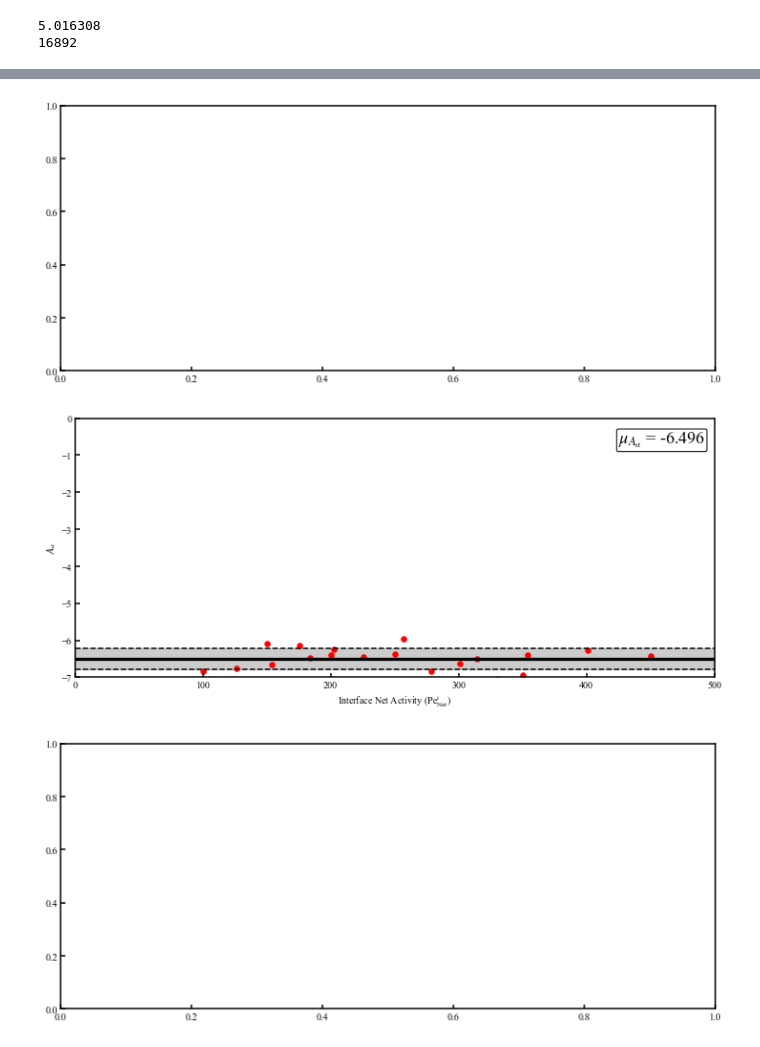
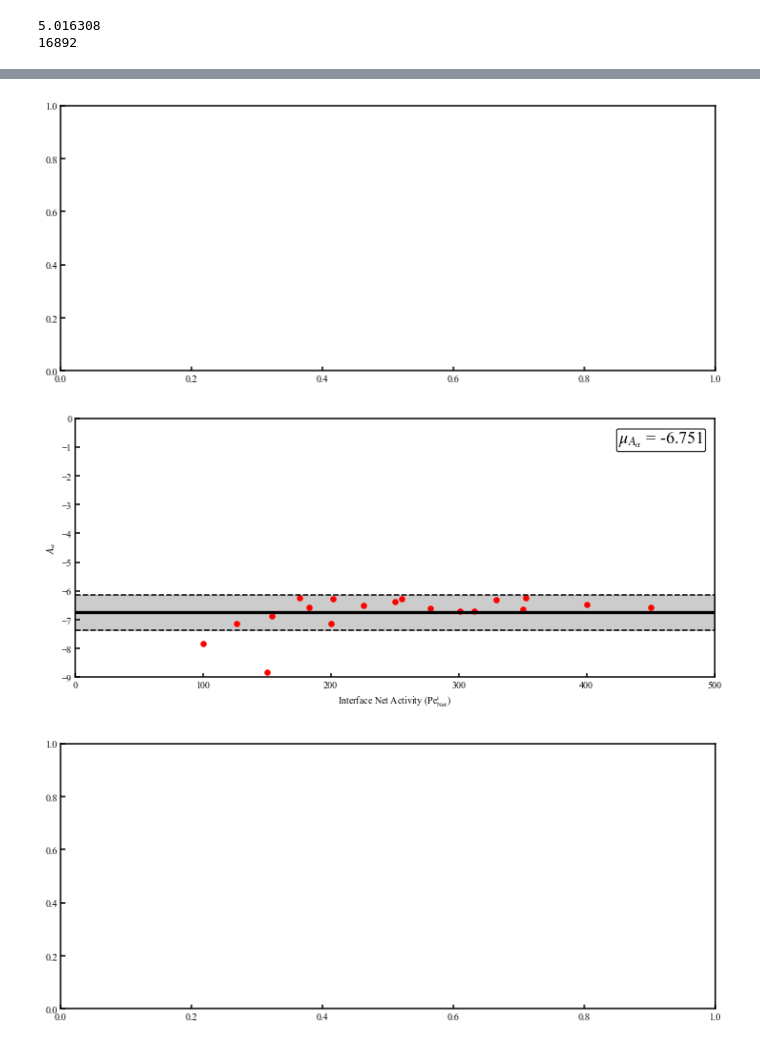
Before and after one commit to njlauersdorf/ABPs, a Jupyter notebook: ABPs/post_proc/Jupyter/Radial_Fit_Final.ipynb, the cells around one changed output, grey strips where cells are left out. Saved outputs shown, nothing was run; the diff lists cells and outputs as text; code cells hidden in the pictures.

```diff
--- a/ABPs/post_proc/Jupyter/Radial_Fit_Final.ipynb
+++ b/ABPs/post_proc/Jupyter/Radial_Fit_Final.ipynb
@@ -1013,7 +1013,7 @@ for i in range(0, len(all_dens)):
                                                                 phig_theory = ((3 * np.pi**2 * 4.5) / 4) * (latNet_int * peNet_int)**(-1)
 
                                                                 def Gauss4(x, A, B):
-                                                                    y = (phid_theory-phig_theory)/(1+np.exp(-A*(x-B)))+phig_theory
+                                                                    y = (phid_theory-phig_theory)/(1+np.exp(A*(x-B)))+phig_theory
                                                                     return y
 
                                                                 rad_max = np.where(num_dens_arr_temp!=0)[0]
@@ -1052,7 +1052,7 @@ for i in range(0, len(all_dens)):
 
                                     slowTheory = '#081d58'
                                     fastTheory = '#e31a1c'
-
+                                    '''
                                     fig, ax1 = plt.subplots(figsize=(12,5))
                                     plot_max = np.mean(A_arr)+1
 
@@ -1149,6 +1149,7 @@ for i in range(0, len(all_dens)):
                                     plt.tight_layout()
                                     plt.savefig('/Volumes/External/dens_fit_time2/random_fit_b_pa' + str(int(params['peA'][i])) + '_pb'+str(int(params['peB'][i])), dpi=100)
                                     plt.close()
+                                    '''
 
                                     pe_int_mean = np.append(pe_int_mean, np.mean((int_nA_arr/int_n_arr) * float(params['peA'][i]) + (int_nB_arr/int_n_arr) * float(params['peB'][i])))
                                     A_mean = np.append(A_mean, np.mean(A_arr))
@@ -1190,7 +1188,7 @@ start
 fast = np.where((interpart_type==0) & (interpart_peA >50))[0]
 rand = np.where((interpart_type==1) & (interpart_peA >50))[0]
 slow = np.where((interpart_type==2) & (interpart_peB >50))[0]
-
+fsize=10
 fast_leg=[]
 mkSz = [0.8, 0.8]
 msz=10
@@ -1237,7 +1235,7 @@ plt.text(0.85, 0.9, s=r'$\mu_{A_\alpha}$' + ' = ' + '{:.3f}'.format(np.mean(A_me
                 fontsize=18, transform = ax1.transAxes,
                 bbox=dict(facecolor=(1,1,1,0.75), edgecolor=(0,0,0,1), boxstyle='round, pad=0.1'))
 ax1.set_xlim([0, 500])
-ax1.set_ylim([-7.0, 0.0])
+ax1.set_ylim([-9.0, 0.0])
 ax1.set_ylabel(r'$A_\alpha$')
 ax1.set_xlabel(r'Interface Net Activity ($\mathrm{Pe}_\mathrm{Net}^\mathrm{i})$')
 
@@ -1257,32 +1255,32 @@ x_arr = np.array([0, 500])
 y_arr_min = y_arr - std_beta
 y_arr_max = y_arr + std_beta
 
 ax1.plot(x_arr, y_arr, linewidth = 1.8*1.8, color='black')
 ax1.plot(x_arr, y_arr_min, linewidth = 1.5, color='black', linestyle='--')
 ax1.plot(x_arr, y_arr_max, linewidth = 1.5, color='black', linestyle='--')
 
 ax1.fill_between(x_arr, y_arr_min, y_arr_max, color='black', alpha=0.2)
 ax1.scatter(pe_int_mean[nonzero], B_mean[nonzero], color='red', s=30.0)
 
 plt.text(0.85, 0.9, s=r'$\mu_{A_\alpha}$' + ' = ' + '{:.3f}'.format(np.mean(B_mean[nonzero])),
                 fontsize=18, transform = ax1.transAxes,
                 bbox=dict(facecolor=(1,1,1,0.75), edgecolor=(0,0,0,1), boxstyle='round, pad=0.1'))
 ax1.set_xlim([0, 500])
 ax1.set_ylim([0.0,5.0])
 ax1.set_ylabel(r'$A_\alpha$')
 ax1.set_xlabel(r'Interface Net Activity ($\mathrm{Pe}_\mathrm{Net}^\mathrm{i})$')
 
 plt.show()
 
 
 
 plt.scatter(peA_arr * 0.5 + peB_arr * 0.5, A_mean, color='red')
 
 plt.show()
 
 plt.scatter(peA_arr * 0.5 + peB_arr * 0.5, B_mean, color='blue')
 plt.show()
 # %% [output]
 [figure]
-[figure, old version]
+[figure, new version]
 [figure]
```
Also changed, not shown: parts of 2 cells of this notebook, 2 other files.
